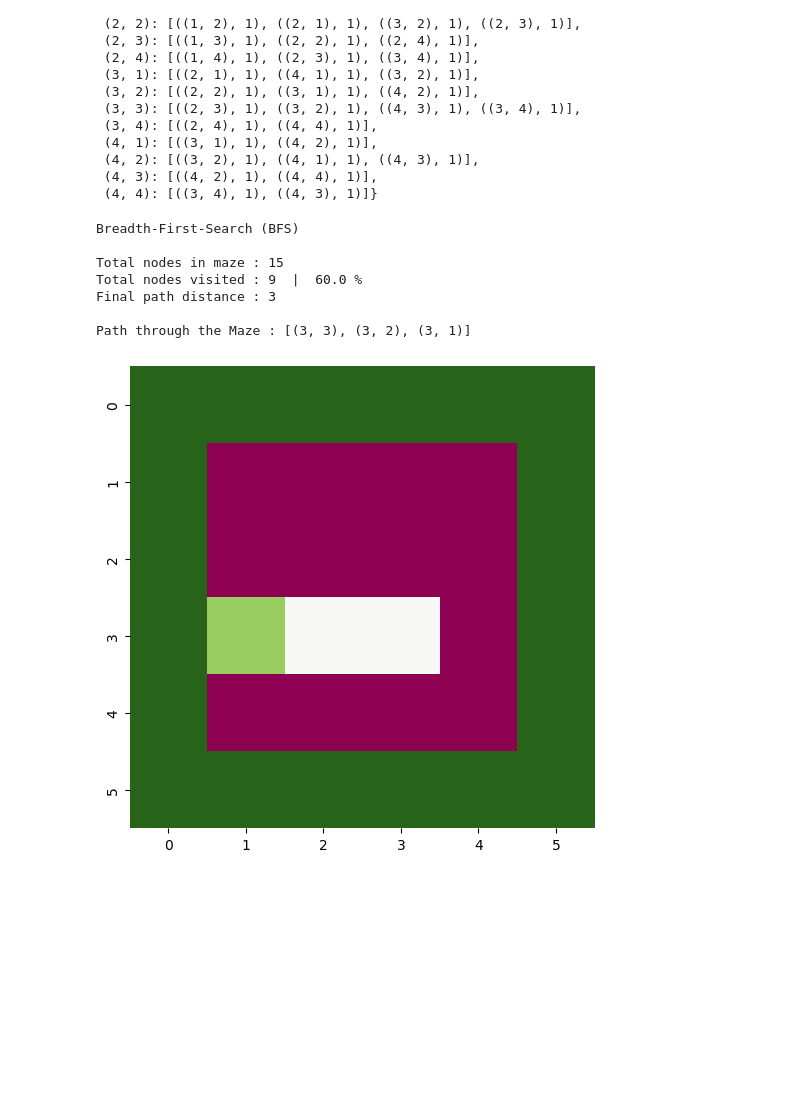
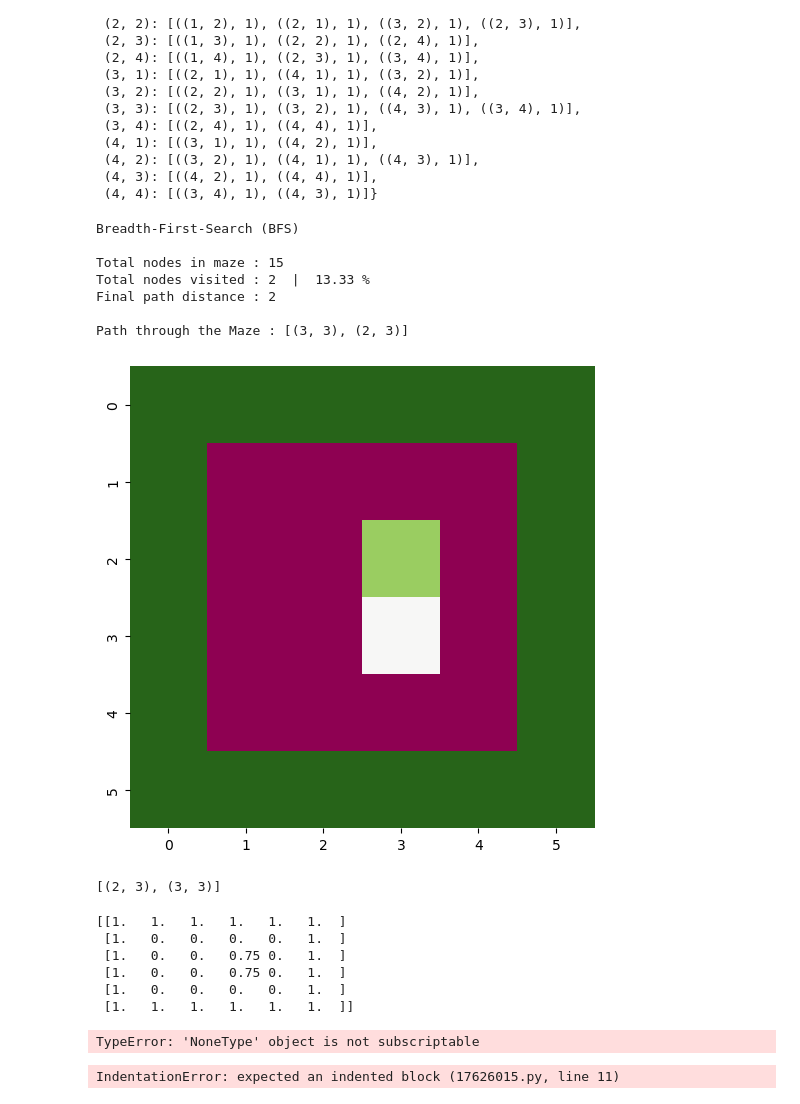
Before and after one commit to yyongjiann/Snake-game, a Jupyter notebook: Snake Game.ipynb, the cells around one changed output. Cells and saved outputs as stored; diff of their text form; code cells hidden in the pictures; blank space fills up the shorter version.

```diff
--- a/Snake Game.ipynb
+++ b/Snake Game.ipynb
@@ -50,0 +36,19 @@ showBinaryMaze(grid)
+# %%
+newGrid = [[1.0, 1.0, 1.0, 1.0, 1.0, 1.0],
+        [1.0, 0.0, 0.0, 0.0, 0.0, 1.0],
+        [1.0, 0.0, 0.0, 0.0, 0.0, 1.0],
+        [1.0, 0.0, 0.0, 0.0, 0.0, 1.0],
+        [1.0, 0.0, 0.0, 0.0, 0.0, 1.0],
+        [1.0, 1.0, 1.0, 1.0, 1.0, 1.0]]
+
+grid = [[1.0, 1.0, 1.0, 1.0, 1.0, 1.0],
+        [1.0, 0.0, 0.0, 0.0, 0.0, 1.0],
+        [1.0, 0.0, 0.0, 0.0, 0.0, 1.0],
+        [1.0, 0.0, 0.0, 0.75, 0.0, 1.0],
+        [1.0, 0.0, 0.0, 0.0, 0.0, 1.0],
+        [1.0, 1.0, 1.0, 1.0, 1.0, 1.0]]
+
+newGrid = np.array(newGrid)
+grid = np.array(grid)
+
+showBinaryMaze(grid)
@@ -51,7 +57,7 @@ showBinaryMaze(grid)
 # %%
 def spawnFeed(grid):
     location = (randint(1,4), randint(1,4))
-    if grid[location[0], location[1]] != 2:
+    if grid[location[0], location[1]] != 0.75:
         return location
 # %%
 feed = spawnFeed(grid)
@@ -212,35 +218,43 @@ def reconstruct_path(explored, start, goal):
 
     return path
 # %%
-head = (3,3)
+snakeArr = [(3,3)]
+head = snakeArr[0]
 tail = head
 
 START = head
 GOAL = feed
 
 # Run the BFS algorithm for path finding
 nodesExplored, nodesProcessed = breadth_first_search(gridGraph, start = START, goal = GOAL)
 path = reconstruct_path(nodesExplored, start = START, goal = GOAL)
 
 # Basic measures for the algorithm
 print("Breadth-First-Search (BFS)")
 print()
 
 totalNodes = np.count_nonzero(grid == 0)
 print("Total nodes in maze :", totalNodes)
 print("Total nodes visited :", nodesProcessed, " | ", np.round(100*(nodesProcessed/totalNodes),2), "%")
 print("Final path distance :", len(path))
 print()
 
 # Print the path and show using helper functions
 print("Path through the Maze :", path)
 showBinaryGridPath(grid,path)
 # %% [output]
 Breadth-First-Search (BFS)
 
 Total nodes in maze : 15
-Total nodes visited : 9  |  60.0 %
-Final path distance : 3
+Total nodes visited : 2  |  13.33 %
+Final path distance : 2
 
-Path through the Maze : [(3, 3), (3, 2), (3, 1)]
+Path through the Maze : [(3, 3), (2, 3)]
-[figure, old version]
+[figure, new version]
+# %%
+length = 2
+path.reverse()
+obs = path[:length]
+print(obs)
+# %% [output]
+[(2, 3), (3, 3)]
@@ -247,3 +267,27 @@ Path through the Maze : [(3, 3), (3, 2), (3, 1)]
+# %%
+grid = updateGrid(newGrid, obs)
+
+print(grid)
+# %% [output]
+[[1.   1.   1.   1.   1.   1.  ]
+ [1.   0.   0.   0.   0.   1.  ]
+ [1.   0.   0.   0.75 0.   1.  ]
+ [1.   0.   0.   0.75 0.   1.  ]
+ [1.   0.   0.   0.   0.   1.  ]
+ [1.   1.   1.   1.   1.   1.  ]]
+# %%
+feed = spawnFeed(grid)
+showBinaryMazeProblem(grid, feed)
+# %% [output]
+TypeError: 'NoneType' object is not subscriptable
+# %%
+def calculateTail(snakeArr, path):
+    pathSteps = len(path)
+    if len(snakeArr) >= pathSteps:
+        snakeArr = path.reverse() + snakeArr[pathSteps-1:]
+    else:
+# %% [output]
+IndentationError: expected an indented block (17626015.py, line 11)
 # %%
 head = feed
 tail = head
```
Also changed, not shown: parts of 5 cells of this notebook.
